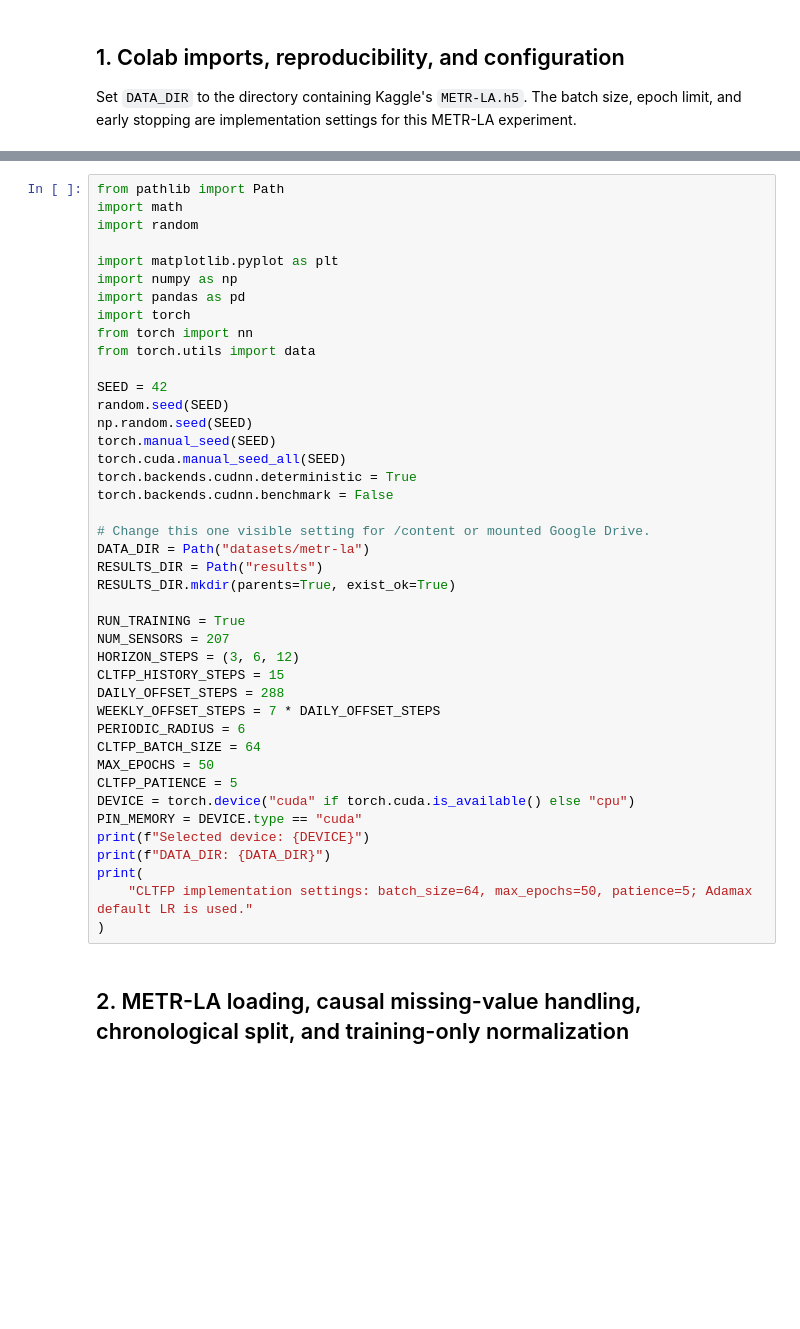
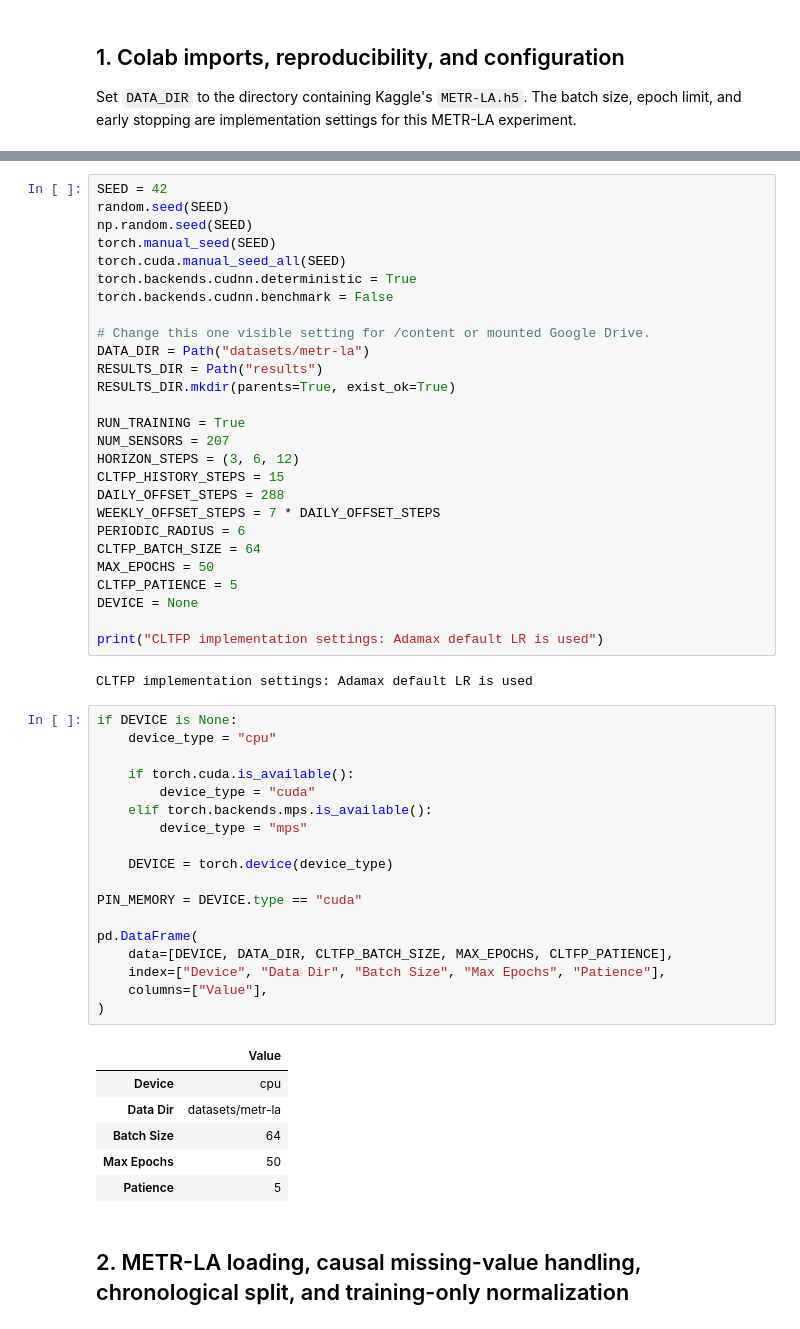
Before and after one commit to krxecs/traffic-prediction, a Jupyter notebook: traffic_prediction.ipynb, the cells around one changed output, grey strips where cells are left out. Saved outputs shown, nothing was run; the diff lists cells and outputs as text; blank space fills up the shorter version.

```diff
--- a/traffic_prediction.ipynb
+++ b/traffic_prediction.ipynb
@@ -9,15 +21,4 @@ Set `DATA_DIR` to the directory containing Kaggle's `METR-LA.h5`. The batch size
 # %%
-from pathlib import Path
-import math
-import random
-
-import matplotlib.pyplot as plt
-import numpy as np
-import pandas as pd
-import torch
-from torch import nn
-from torch.utils import data
-
 SEED = 42
 random.seed(SEED)
 np.random.seed(SEED)
@@ -41,13 +42,36 @@ PERIODIC_RADIUS = 6
 CLTFP_BATCH_SIZE = 64
 MAX_EPOCHS = 50
 CLTFP_PATIENCE = 5
-DEVICE = torch.device("cuda" if torch.cuda.is_available() else "cpu")
-PIN_MEMORY = DEVICE.type == "cuda"
-print(f"Selected device: {DEVICE}")
-print(f"DATA_DIR: {DATA_DIR}")
-print(
-    "CLTFP implementation settings: batch_size=64, max_epochs=50, patience=5; Adamax default LR is used."
-)
+DEVICE = None
+
+print("CLTFP implementation settings: Adamax default LR is used")
+# %% [output]
+CLTFP implementation settings: Adamax default LR is used
+# %%
+if DEVICE is None:
+    device_type = "cpu"
+
+    if torch.cuda.is_available():
+        device_type = "cuda"
+    elif torch.backends.mps.is_available():
+        device_type = "mps"
+
+    DEVICE = torch.device(device_type)
+
+PIN_MEMORY = DEVICE.type == "cuda"
+
+pd.DataFrame(
+    data=[DEVICE, DATA_DIR, CLTFP_BATCH_SIZE, MAX_EPOCHS, CLTFP_PATIENCE],
+    index=["Device", "Data Dir", "Batch Size", "Max Epochs", "Patience"],
+    columns=["Value"],
+)
+# %% [output]
+|  | Value |
+| Device | cpu |
+| Data Dir | datasets/metr-la |
+| Batch Size | 64 |
+| Max Epochs | 50 |
+| Patience | 5 |
 # %% [markdown]
 ## 2. METR-LA loading, causal missing-value handling, chronological split, and training-only normalization
 # %%
```
Also changed, not shown: parts of 5 cells of this notebook, 3 other files.
